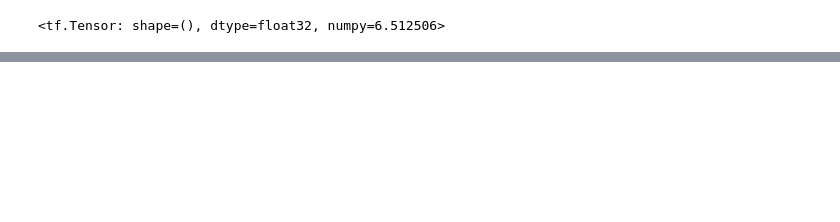
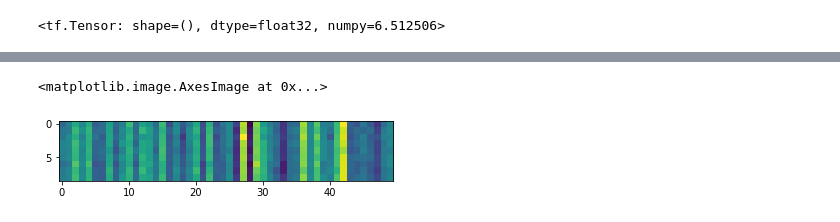
Before and after one commit to quanvu0996/TF_cert_training, a Jupyter notebook: v2_2_ML20M_sequence.ipynb, the cells around one changed output, grey strips where cells are left out. Cells and saved outputs as stored; diff of their text form; code cells hidden in the pictures; blank space fills up the shorter version.

```diff
--- a/v2_2_ML20M_sequence.ipynb
+++ b/v2_2_ML20M_sequence.ipynb
@@ -460,3 +458,4 @@ Wall time: 2.61 s
 # %%
-model.encoder(model._preprocess( [interac_df[itemCol], interac_df["y"]], padding_size = wu_size ))
+group_scores = model.encoder(model._preprocess( [interac_df[itemCol], interac_df["y"]], padding_size = wu_size )).numpy()
+group_scores
 # %% [output]
@@ -480,2 +509,7 @@ array([[0.495707  , 0.49731943, 0.49881643, 0.49542737, 0.49819666,
+# %%
+plt.imshow(group_scores)
+# %% [output]
+<matplotlib.image.AxesImage at 0x...>
+[figure, added]
 # %%
 gc.collect()
```
Also changed, not shown: parts of 13 cells of this notebook.
